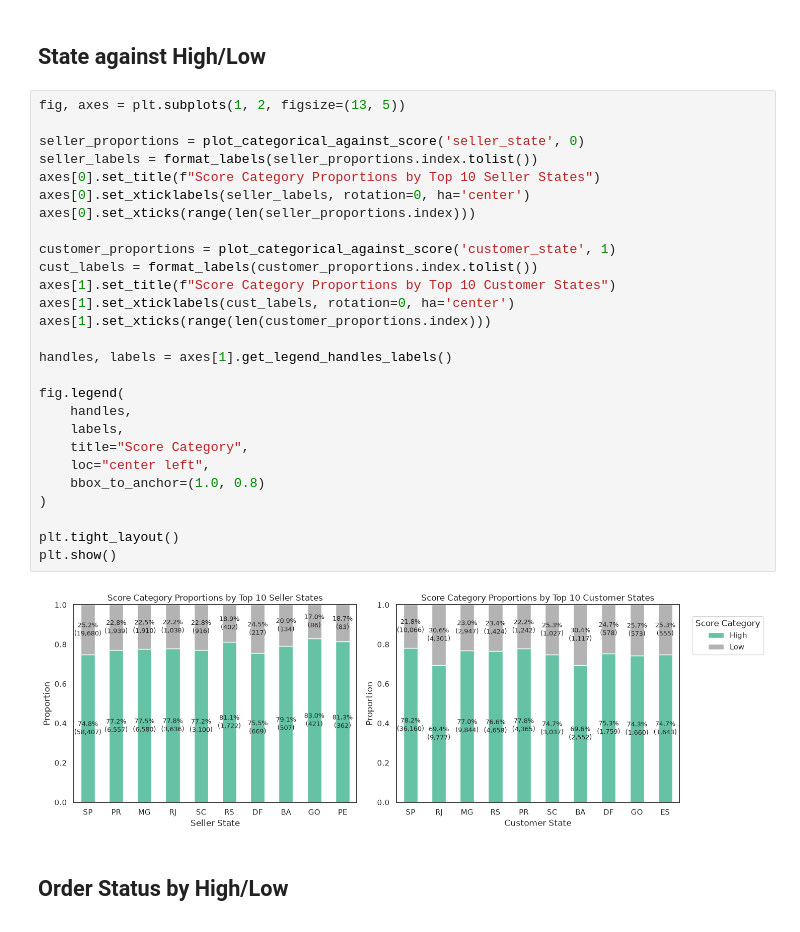
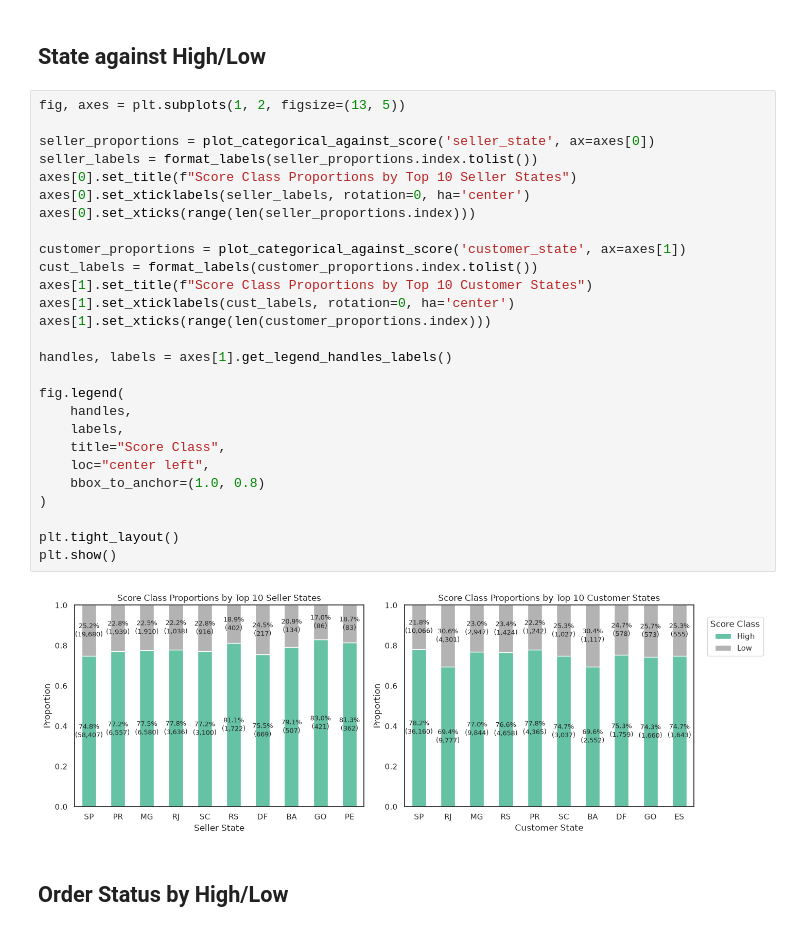
Before and after one commit to skinnyfrit/ay2627-tcx3901, a Jupyter notebook: EDA.ipynb, the cells around one changed output. Cells and saved outputs as stored; diff of their text form.

Commit message:
Adjusted charts

```diff
--- a/EDA.ipynb
+++ b/EDA.ipynb
@@ -663,32 +679,32 @@ plt.show()
 # %%
 fig, axes = plt.subplots(1, 2, figsize=(13, 5))
 
-seller_proportions = plot_categorical_against_score('seller_state', 0)
+seller_proportions = plot_categorical_against_score('seller_state', ax=axes[0])
 seller_labels = format_labels(seller_proportions.index.tolist())
-axes[0].set_title(f"Score Category Proportions by Top 10 Seller States")
+axes[0].set_title(f"Score Class Proportions by Top 10 Seller States")
 axes[0].set_xticklabels(seller_labels, rotation=0, ha='center')
 axes[0].set_xticks(range(len(seller_proportions.index)))
 
-customer_proportions = plot_categorical_against_score('customer_state', 1)
+customer_proportions = plot_categorical_against_score('customer_state', ax=axes[1])
 cust_labels = format_labels(customer_proportions.index.tolist())
-axes[1].set_title(f"Score Category Proportions by Top 10 Customer States")
+axes[1].set_title(f"Score Class Proportions by Top 10 Customer States")
 axes[1].set_xticklabels(cust_labels, rotation=0, ha='center')
 axes[1].set_xticks(range(len(customer_proportions.index)))
 
 handles, labels = axes[1].get_legend_handles_labels()
 
 fig.legend(
     handles,
     labels,
-    title="Score Category",
+    title="Score Class",
     loc="center left",
     bbox_to_anchor=(1.0, 0.8)
 )
 
 plt.tight_layout()
 plt.show()
 # %% [output]
-[figure, old version]
+[figure, new version]
 # %% [markdown]
 ## Order Status by High/Low
 # %%
```
Also changed, not shown: parts of 8 cells of this notebook.
